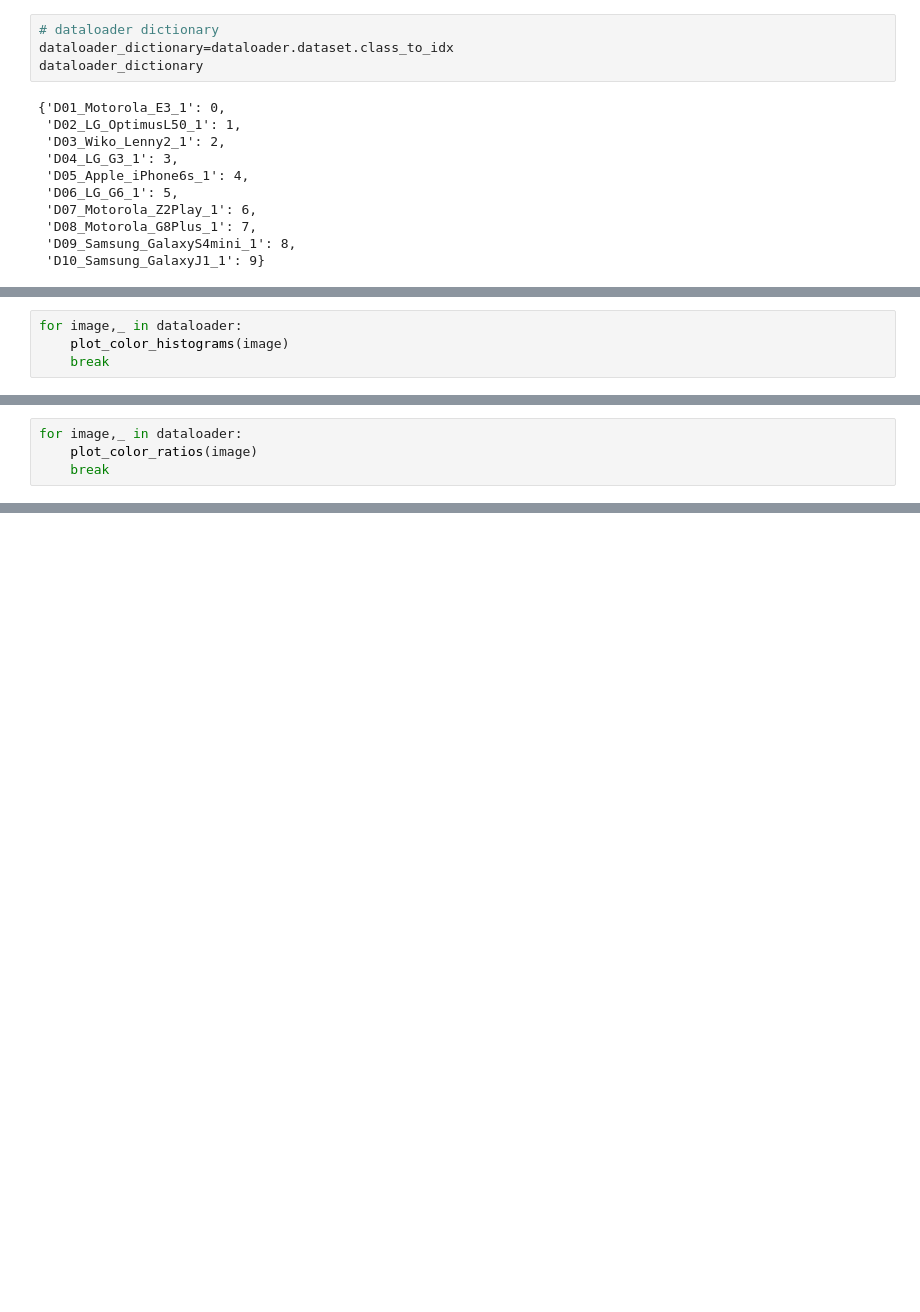
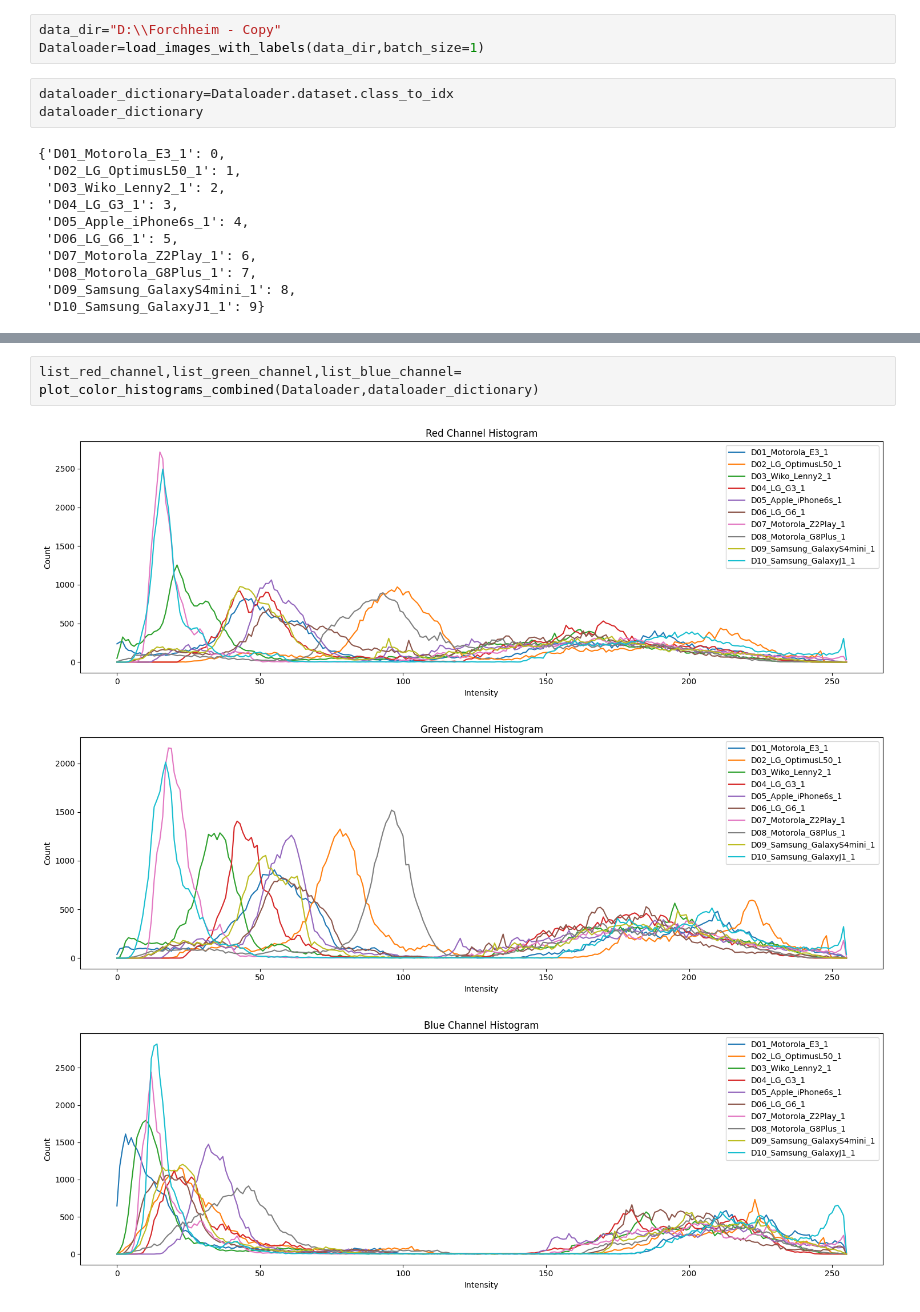
Before and after one commit to krishSharma1810/pytorch_practice, a Jupyter notebook: testone.ipynb, the cells around one changed output, grey strips where cells are left out. Saved outputs shown, nothing was run; the diff lists cells and outputs as text; blank space fills up the shorter version.

Commit message:
completed color channel ratio model.

```diff
--- a/testone.ipynb
+++ b/testone.ipynb
@@ -31,6 +26,8 @@ dataloader,len(dataloader)
+# %%
+data_dir="D:\\Forchheim - Copy"
+Dataloader=load_images_with_labels(data_dir,batch_size=1)
 # %%
-# dataloader dictionary
-dataloader_dictionary=dataloader.dataset.class_to_idx
+dataloader_dictionary=Dataloader.dataset.class_to_idx
 dataloader_dictionary
 # %% [output]
 {'D01_Motorola_E3_1': 0,
@@ -190,4 +42,0 @@ plot_color_histograms(image_path3)
-# %%
-for image,_ in dataloader:
-    plot_color_histograms(image)
-    break
@@ -275,4 +42,0 @@ def plot_color_ratios(tensor_image):
-# %%
-for image,_ in dataloader:
-    plot_color_ratios(image)
-    break
@@ -392,0 +137,6 @@ if __name__ == "__main__":
+# %%
+list_red_channel,list_green_channel,list_blue_channel= plot_color_histograms_combined(Dataloader,dataloader_dictionary)
+# %% [output]
+[figure, added]
+[figure, added]
+[figure, added]
```
Also changed, not shown: parts of 17 cells of this notebook, 3 other files.
